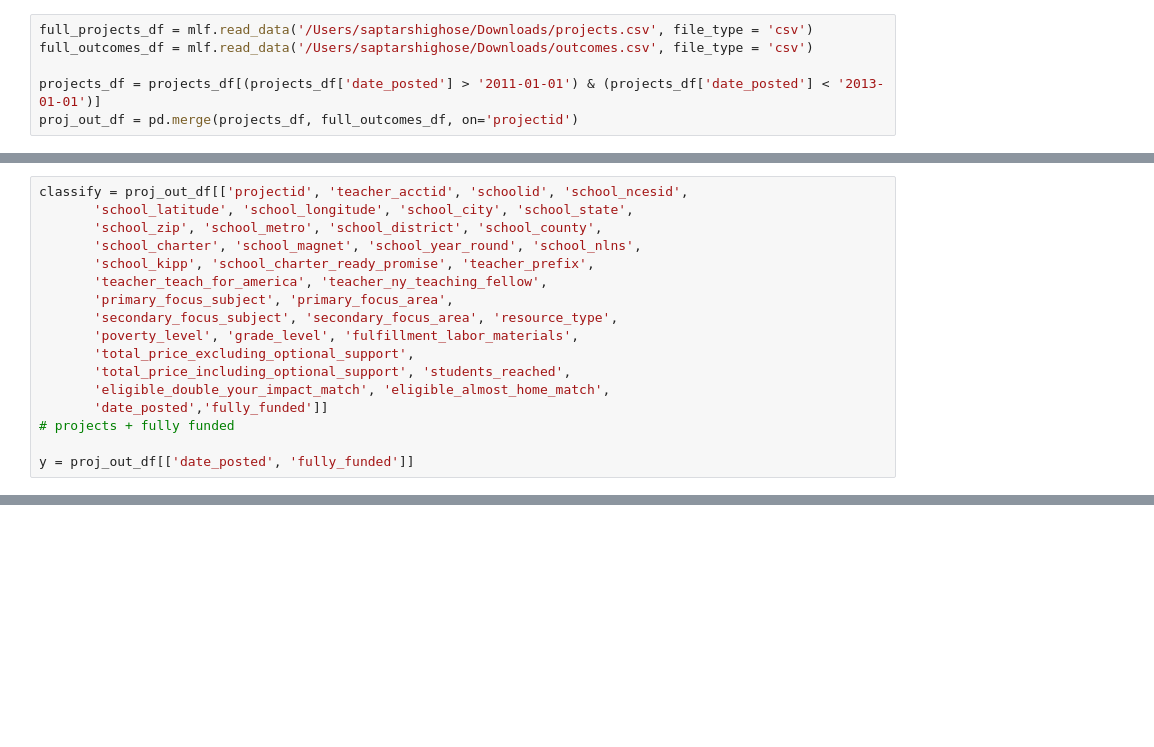
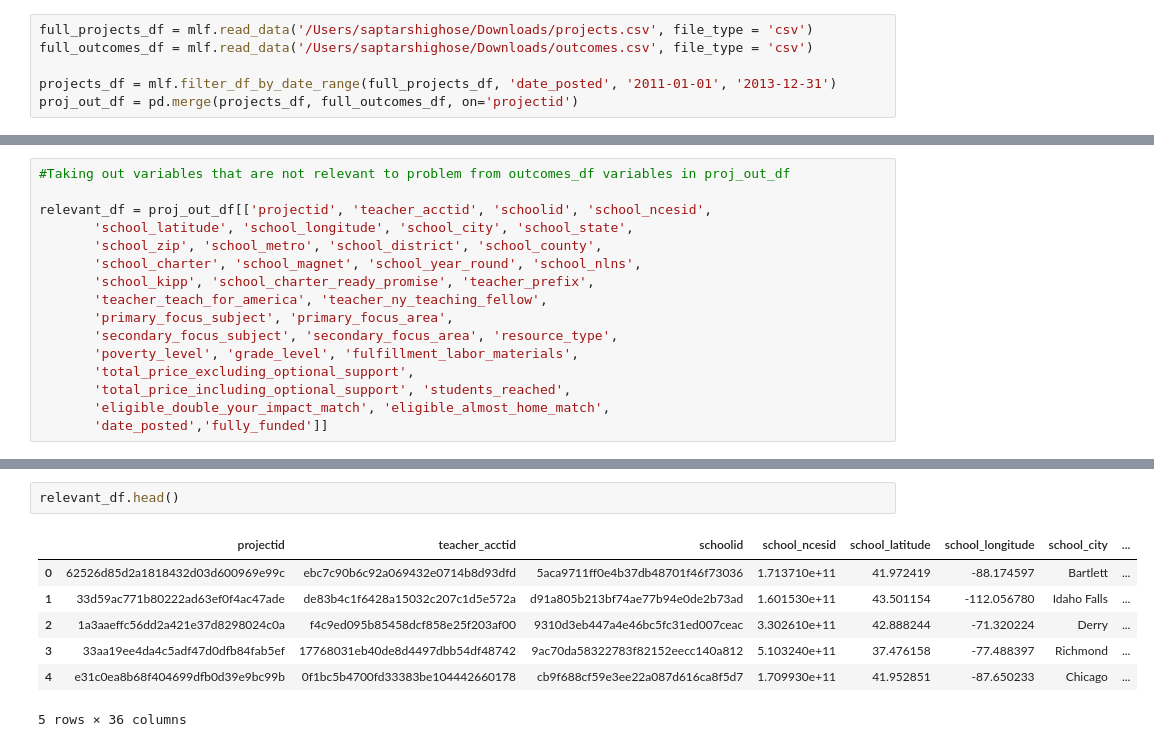
Before and after one commit to sghoseWI/Machine-Learning, a Jupyter notebook: HW3/ML HW 3 Analysis.ipynb, the cells around one changed output, grey strips where cells are left out. Drawn from its saved outputs; the diff is of its cells as text; blank space fills up the shorter version.

```diff
--- a/HW3/ML HW 3 Analysis.ipynb
+++ b/HW3/ML HW 3 Analysis.ipynb
@@ -54,7 +27,7 @@ from sklearn.metrics import recall_score
 full_projects_df = mlf.read_data('/Users/saptarshighose/Downloads/projects.csv', file_type = 'csv')
 full_outcomes_df = mlf.read_data('/Users/saptarshighose/Downloads/outcomes.csv', file_type = 'csv')
 
-projects_df = projects_df[(projects_df['date_posted'] > '2011-01-01') & (projects_df['date_posted'] < '2013-01-01')]
+projects_df = mlf.filter_df_by_date_range(full_projects_df, 'date_posted', '2011-01-01', '2013-12-31')
 proj_out_df = pd.merge(projects_df, full_outcomes_df, on='projectid')
 # %%
 mlf.find_missing_values(proj_out_df)
@@ -309,5 +328,7 @@ def NB():
 # %%
-classify = proj_out_df[['projectid', 'teacher_acctid', 'schoolid', 'school_ncesid',
+#Taking out variables that are not relevant to problem from outcomes_df variables in proj_out_df
+
+relevant_df = proj_out_df[['projectid', 'teacher_acctid', 'schoolid', 'school_ncesid',
        'school_latitude', 'school_longitude', 'school_city', 'school_state',
        'school_zip', 'school_metro', 'school_district', 'school_county',
        'school_charter', 'school_magnet', 'school_year_round', 'school_nlns',
@@ -320,6 +341,3 @@ classify = proj_out_df[['projectid', 'teacher_acctid', 'schoolid', 'school_ncesi
        'total_price_including_optional_support', 'students_reached',
        'eligible_double_your_impact_match', 'eligible_almost_home_match',
        'date_posted','fully_funded']]
-# projects + fully funded
-
-y = proj_out_df[['date_posted', 'fully_funded']]
@@ -348,0 +359,10 @@ features = [ 'school_charter',
+# %%
+relevant_df.head()
+# %% [output]
+|  | projectid | teacher_acctid | schoolid | school_ncesid | school_latitude | school_longitude | school_city | ... |
+| 0 | 62526d85d2a1818432d03d600969e99c | ebc7c90b6c92a069432e0714b8d93dfd | 5aca9711ff0e4b37db48701f46f73036 | 1.713710e+11 | 41.972419 | -88.174597 | Bartlett | ... |
+| 1 | 33d59ac771b80222ad63ef0f4ac47ade | de83b4c1f6428a15032c207c1d5e572a | d91a805b213bf74ae77b94e0de2b73ad | 1.601530e+11 | 43.501154 | -112.056780 | Idaho Falls | ... |
+| 2 | 1a3aaeffc56dd2a421e37d8298024c0a | f4c9ed095b85458dcf858e25f203af00 | 9310d3eb447a4e46bc5fc31ed007ceac | 3.302610e+11 | 42.888244 | -71.320224 | Derry | ... |
+| 3 | 33aa19ee4da4c5adf47d0dfb84fab5ef | 17768031eb40de8d4497dbb54df48742 | 9ac70da58322783f82152eecc140a812 | 5.103240e+11 | 37.476158 | -77.488397 | Richmond | ... |
+| 4 | e31c0ea8b68f404699dfb0d39e9bc99b | 0f1bc5b4700fd33383be104442660178 | cb9f688cf59e3ee22a087d616ca8f5d7 | 1.709930e+11 | 41.952851 | -87.650233 | Chicago | ... |
+5 rows × 36 columns
```
Also changed, not shown: parts of 33 cells of this notebook.
